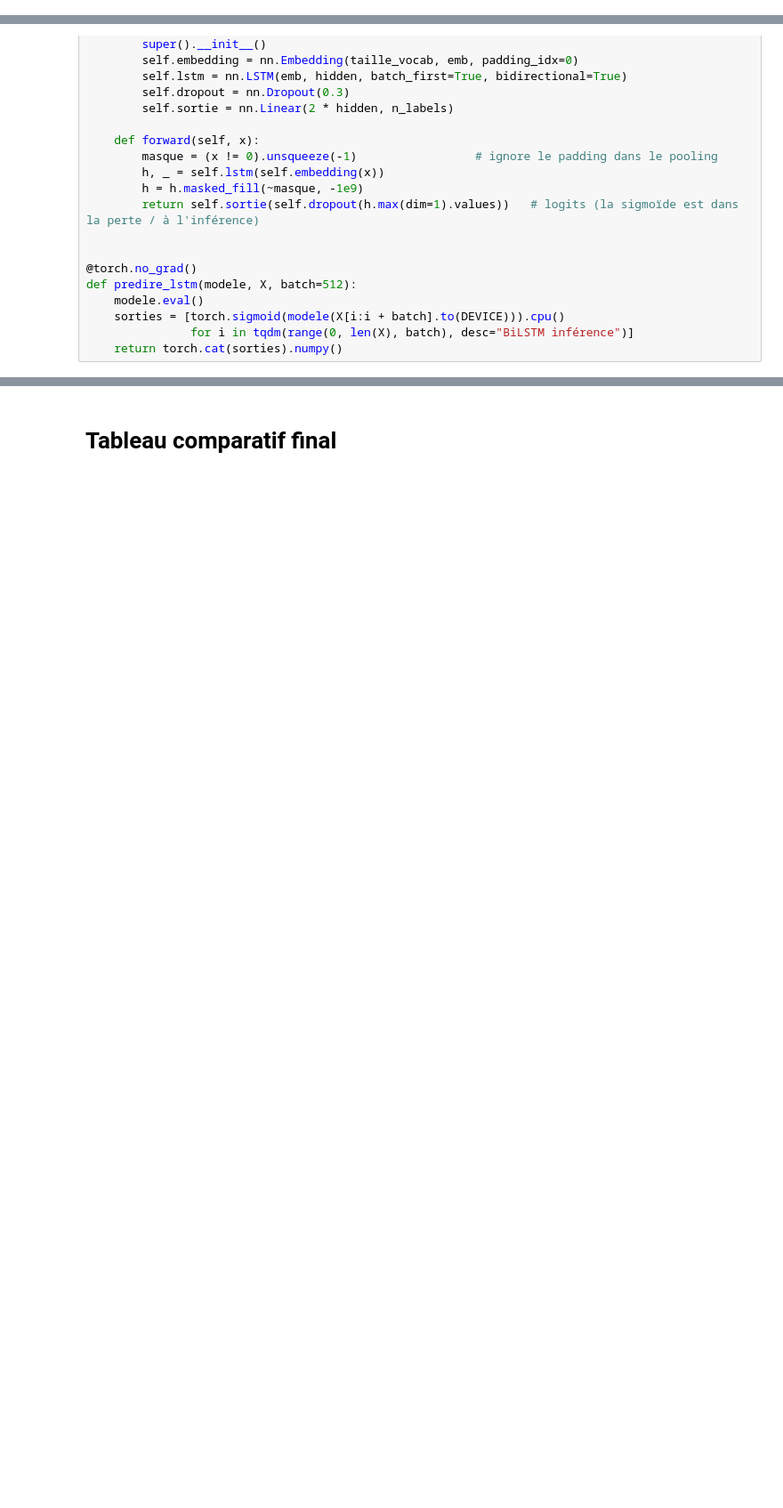
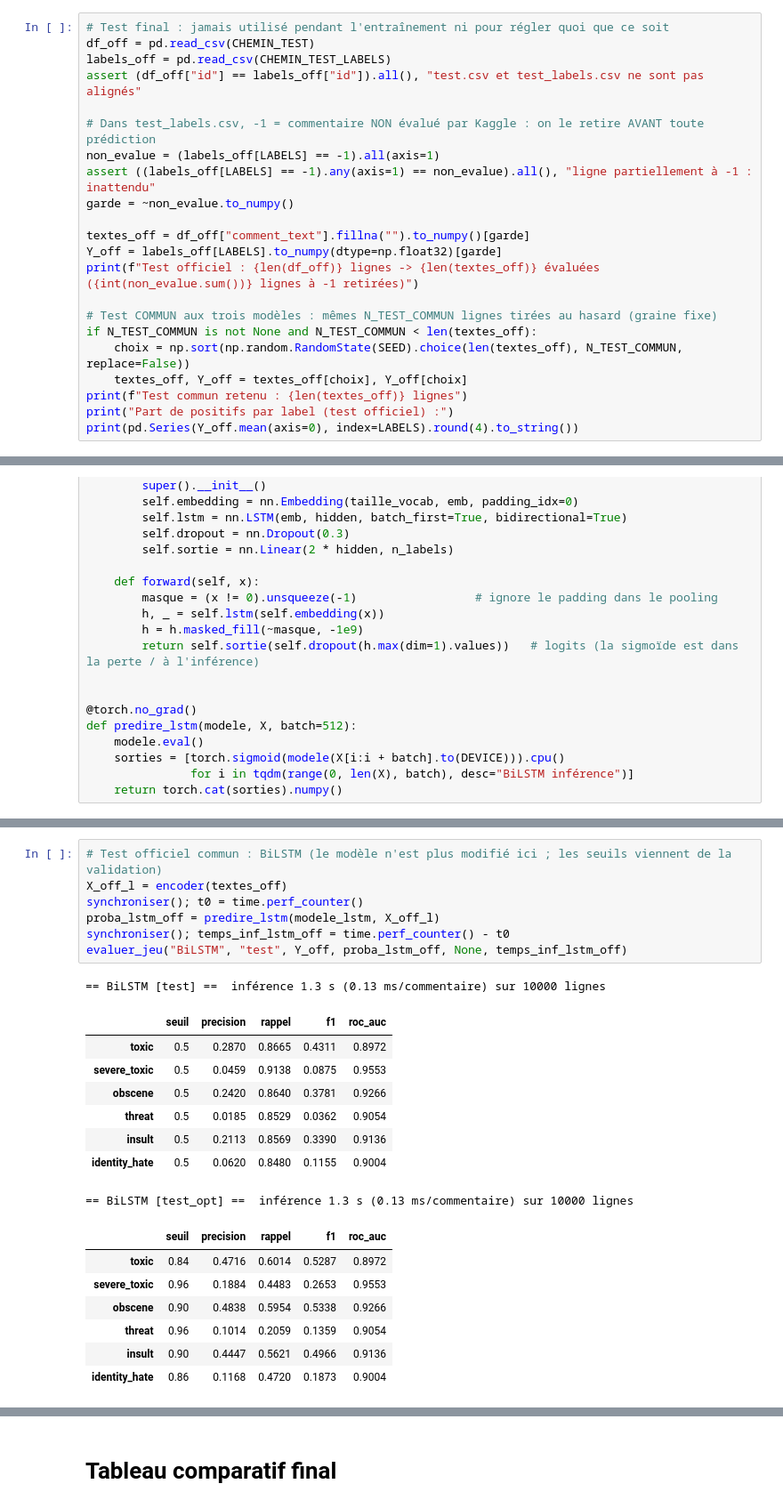
Before and after one commit to elSam22/depl_ai_cyber, a Jupyter notebook: notebooks/train.ipynb, the cells around one changed output, grey strips where cells are left out. Shown at 89% size. Drawn from its saved outputs; the diff is of its cells as text; blank space fills up the shorter version.

```diff
--- a/notebooks/train.ipynb
+++ b/notebooks/train.ipynb
@@ -84,0 +130,22 @@ def calculer_pos_weight(y: np.ndarray) -> torch.Tensor:
+# %%
+# Test final : jamais utilisé pendant l'entraînement ni pour régler quoi que ce soit
+df_off = pd.read_csv(CHEMIN_TEST)
+labels_off = pd.read_csv(CHEMIN_TEST_LABELS)
+assert (df_off["id"] == labels_off["id"]).all(), "test.csv et test_labels.csv ne sont pas alignés"
+
+# Dans test_labels.csv, -1 = commentaire NON évalué par Kaggle : on le retire AVANT toute prédiction
+non_evalue = (labels_off[LABELS] == -1).all(axis=1)
+assert ((labels_off[LABELS] == -1).any(axis=1) == non_evalue).all(), "ligne partiellement à -1 : inattendu"
+garde = ~non_evalue.to_numpy()
+
+textes_off = df_off["comment_text"].fillna("").to_numpy()[garde]
+Y_off = labels_off[LABELS].to_numpy(dtype=np.float32)[garde]
+print(f"Test officiel : {len(df_off)} lignes -> {len(textes_off)} évaluées ({int(non_evalue.sum())} lignes à -1 retirées)")
+
+# Test COMMUN aux trois modèles : mêmes N_TEST_COMMUN lignes tirées au hasard (graine fixe)
+if N_TEST_COMMUN is not None and N_TEST_COMMUN < len(textes_off):
+    choix = np.sort(np.random.RandomState(SEED).choice(len(textes_off), N_TEST_COMMUN, replace=False))
+    textes_off, Y_off = textes_off[choix], Y_off[choix]
+print(f"Test commun retenu : {len(textes_off)} lignes")
+print("Part de positifs par label (test officiel) :")
+print(pd.Series(Y_off.mean(axis=0), index=LABELS).round(4).to_string())
@@ -192 +339,25 @@ torch.save(modele_lstm.state_dict(), DOSSIER_MODELES / "bilstm" / "bilstm.pt")
+# %%
+# Test officiel commun : BiLSTM (le modèle n'est plus modifié ici ; les seuils viennent de la validation)
+X_off_l = encoder(textes_off)
+synchroniser(); t0 = time.perf_counter()
+proba_lstm_off = predire_lstm(modele_lstm, X_off_l)
+synchroniser(); temps_inf_lstm_off = time.perf_counter() - t0
+evaluer_jeu("BiLSTM", "test", Y_off, proba_lstm_off, None, temps_inf_lstm_off)
+# %% [output]
+== BiLSTM [test] ==  inférence 1.3 s (0.13 ms/commentaire) sur 10000 lignes
+|  | seuil | precision | rappel | f1 | roc_auc |
+| toxic | 0.5 | 0.2870 | 0.8665 | 0.4311 | 0.8972 |
+| severe_toxic | 0.5 | 0.0459 | 0.9138 | 0.0875 | 0.9553 |
+| obscene | 0.5 | 0.2420 | 0.8640 | 0.3781 | 0.9266 |
+| threat | 0.5 | 0.0185 | 0.8529 | 0.0362 | 0.9054 |
+| insult | 0.5 | 0.2113 | 0.8569 | 0.3390 | 0.9136 |
+| identity_hate | 0.5 | 0.0620 | 0.8480 | 0.1155 | 0.9004 |
+== BiLSTM [test_opt] ==  inférence 1.3 s (0.13 ms/commentaire) sur 10000 lignes
+|  | seuil | precision | rappel | f1 | roc_auc |
+| toxic | 0.84 | 0.4716 | 0.6014 | 0.5287 | 0.8972 |
+| severe_toxic | 0.96 | 0.1884 | 0.4483 | 0.2653 | 0.9553 |
+| obscene | 0.90 | 0.4838 | 0.5954 | 0.5338 | 0.9266 |
+| threat | 0.96 | 0.1014 | 0.2059 | 0.1359 | 0.9054 |
+| insult | 0.90 | 0.4447 | 0.5621 | 0.4966 | 0.9136 |
+| identity_hate | 0.86 | 0.1168 | 0.4720 | 0.1873 | 0.9004 |
 # %% [markdown]
```
Also changed, not shown: parts of 18 cells of this notebook, 2 other files.
